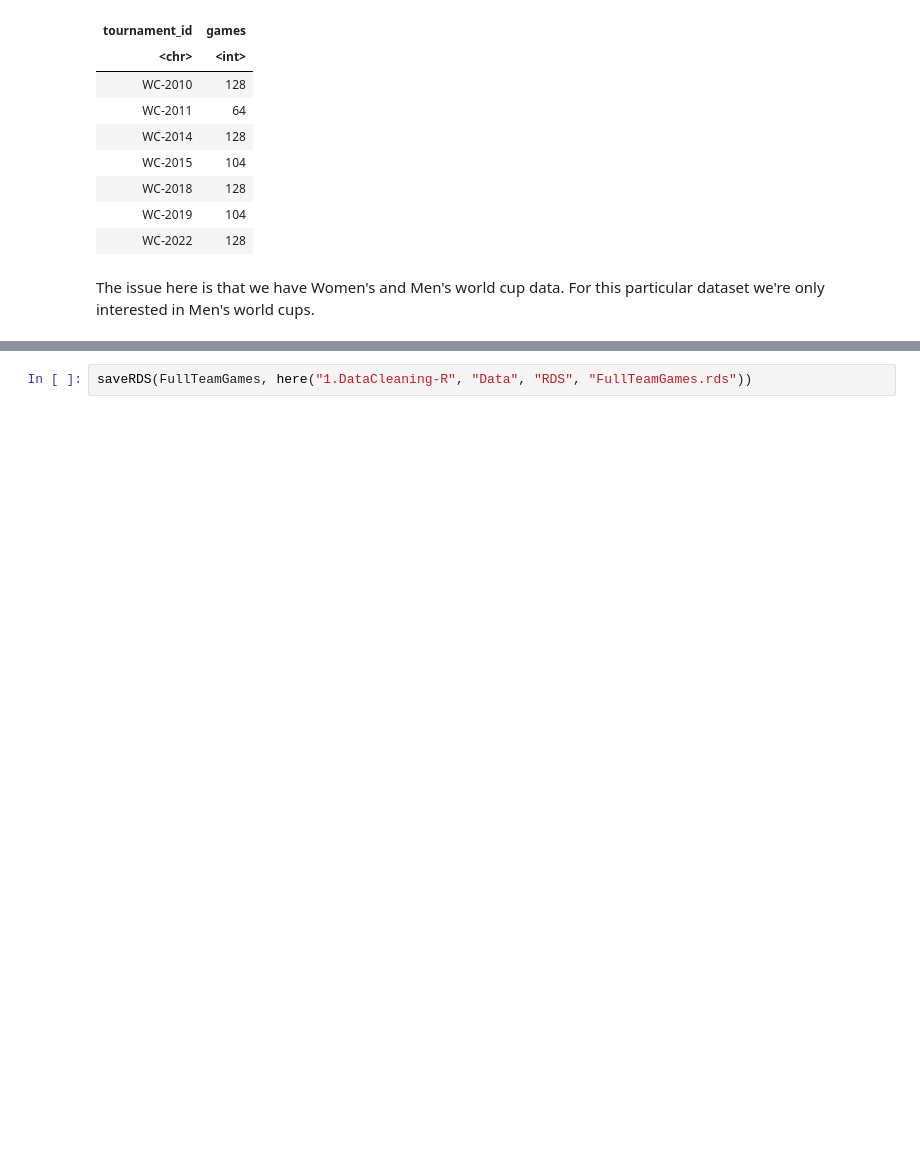
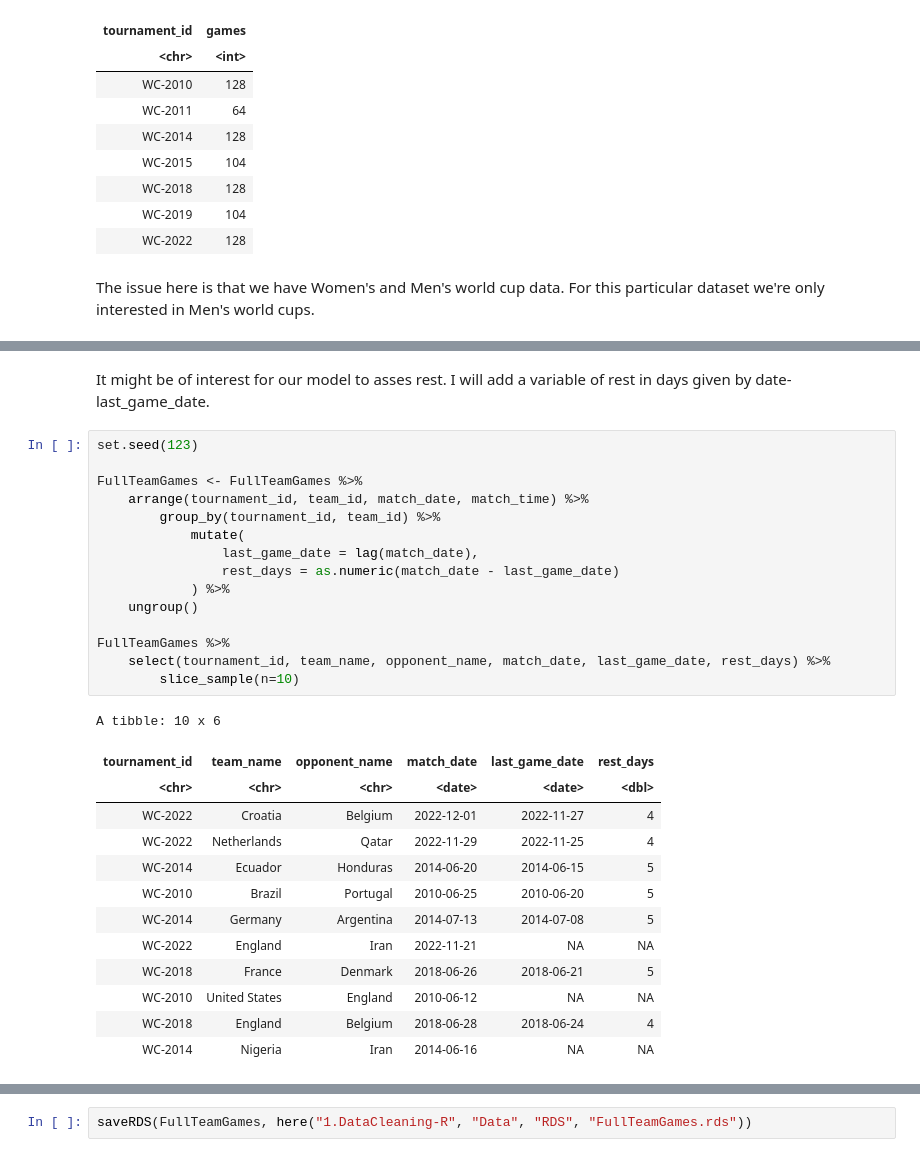
Before and after one commit to EialNisman/WorldCup2026Forecasting, a Jupyter notebook: 1.DataCleaning-R/WorldCups.ipynb, the cells around one changed output, grey strips where cells are left out. Drawn from its saved outputs; the diff is of its cells as text; blank space fills up the shorter version.

```diff
--- a/1.DataCleaning-R/WorldCups.ipynb
+++ b/1.DataCleaning-R/WorldCups.ipynb
@@ -97,0 +100,31 @@ dim(FullTeamGames)
+# %% [markdown]
+It might be of interest for our model to asses rest. I will add a variable of rest in days given by date-last_game_date.
+# %%
+set.seed(123)
+
+FullTeamGames <- FullTeamGames %>%
+    arrange(tournament_id, team_id, match_date, match_time) %>%
+        group_by(tournament_id, team_id) %>%
+            mutate(
+                last_game_date = lag(match_date),
+                rest_days = as.numeric(match_date - last_game_date)
+            ) %>%
+    ungroup()
+
+FullTeamGames %>%
+    select(tournament_id, team_name, opponent_name, match_date, last_game_date, rest_days) %>%
+        slice_sample(n=10)
+# %% [output]
+A tibble: 10 x 6
+| tournament_id | team_name | opponent_name | match_date | last_game_date | rest_days |
+| <chr> | <chr> | <chr> | <date> | <date> | <dbl> |
+| WC-2022 | Croatia | Belgium | 2022-12-01 | 2022-11-27 | 4 |
+| WC-2022 | Netherlands | Qatar | 2022-11-29 | 2022-11-25 | 4 |
+| WC-2014 | Ecuador | Honduras | 2014-06-20 | 2014-06-15 | 5 |
+| WC-2010 | Brazil | Portugal | 2010-06-25 | 2010-06-20 | 5 |
+| WC-2014 | Germany | Argentina | 2014-07-13 | 2014-07-08 | 5 |
+| WC-2022 | England | Iran | 2022-11-21 | NA | NA |
+| WC-2018 | France | Denmark | 2018-06-26 | 2018-06-21 | 5 |
+| WC-2010 | United States | England | 2010-06-12 | NA | NA |
+| WC-2018 | England | Belgium | 2018-06-28 | 2018-06-24 | 4 |
+| WC-2014 | Nigeria | Iran | 2014-06-16 | NA | NA |
```
Also changed, not shown: parts of 8 cells of this notebook, 41 other files.
